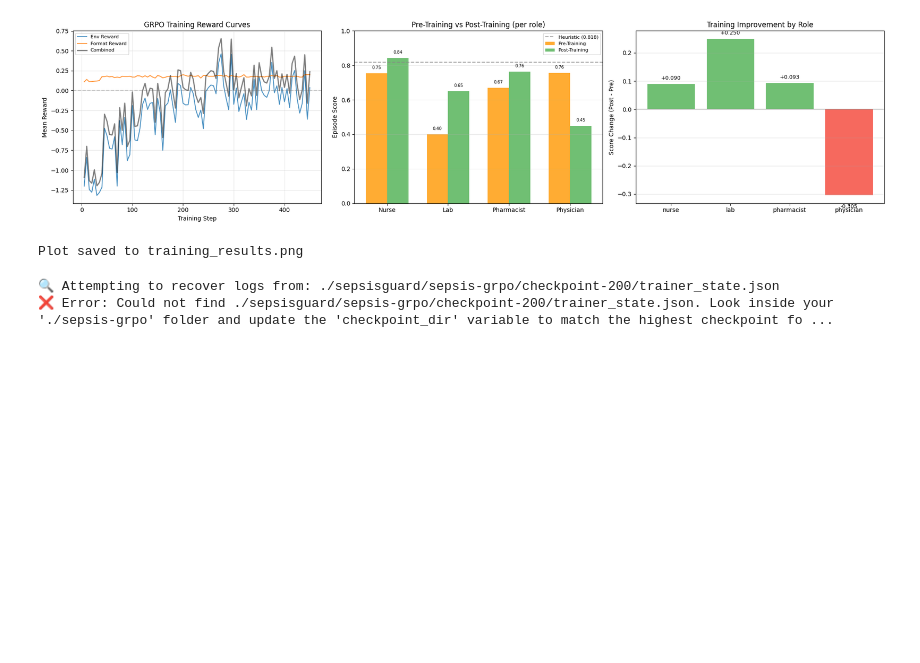
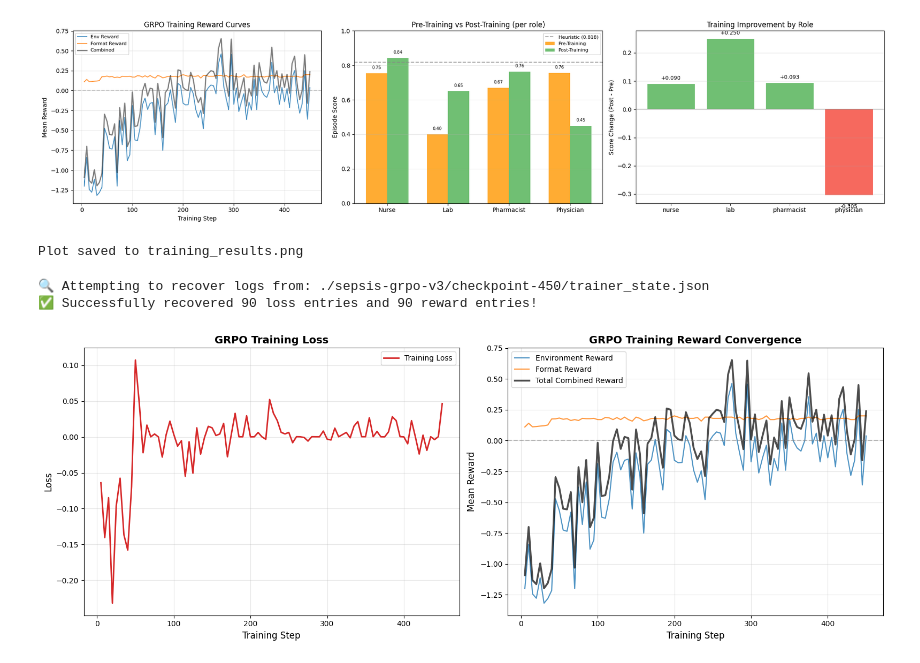
Before and after one commit to JishnuVijayan/Sepsis-Guard, a Jupyter notebook: training/colab_training_sepsisguard.ipynb, the cells around one changed output. Cells and saved outputs as stored; diff of their text form; code cells hidden in the pictures; blank space fills up the shorter version.

```diff
--- a/training/colab_training_new.ipynb
+++ b/training/colab_training_sepsisguard.ipynb
@@ -863,9 +873,7 @@ import matplotlib.pyplot as plt
 import os
 
 # --- 1. Point to your highest checkpoint folder ---
-# Since you trained for 1000 steps with save_steps=250, checkpoint-1000 should exist.
-# (If you stopped early, change this to checkpoint-750, etc.)
-checkpoint_dir = "./sepsisguard/sepsis-grpo-v2/checkpoint-200"
+checkpoint_dir = "./sepsis-grpo-v3/checkpoint-450"
 state_path = os.path.join(checkpoint_dir, "trainer_state.json")
 
 print(f"🔍 Attempting to recover logs from: {state_path}")
@@ -874,53 +882,85 @@ try:
     with open(state_path, "r") as f:
         state = json.load(f)
 
-    steps = []
+    # Separate lists because loss and rewards might log on slightly different steps
+    loss_steps = []
+    losses = []
+
+    reward_steps = []
     env_rewards = []
     format_rewards = []
     combined_rewards = []
 
     # --- 2. Extract metrics from Hugging Face's log history ---
     for log in state.get("log_history", []):
-        # TRL logs the rewards under these specific keys
+        step = log.get("step")
+
+        # Extract Loss
+        if "loss" in log:
+            loss_steps.append(step)
+            losses.append(float(log["loss"]))
+
+        # Extract Rewards
         env_r = log.get("rewards/reward_fn_env/mean")
         if env_r is None:
             env_r = log.get("reward_fn_env")
 
         fmt_r = log.get("rewards/format_reward_fn/mean")
         if fmt_r is None:
             fmt_r = log.get("format_reward_fn")
 
         if env_r is not None and fmt_r is not None:
-            steps.append(log.get("step"))
+            reward_steps.append(step)
             env_rewards.append(float(env_r))
             format_rewards.append(float(fmt_r))
             combined_rewards.append(float(env_r) + float(fmt_r))
 
-    print(f"✅ Successfully recovered {len(steps)} log entries!")
+    print(f"✅ Successfully recovered {len(loss_steps)} loss entries and {len(reward_steps)} reward entries!")
 
-    # --- 3. Plot the Reward Curves ---
-    if steps:
-        plt.figure(figsize=(10, 6))
-        plt.plot(steps, env_rewards, label="Environment Reward", linewidth=1.5, alpha=0.8, color="#1f77b4")
-        plt.plot(steps, format_rewards, label="Format Reward", linewidth=1.5, alpha=0.8, color="#ff7f0e")
-        plt.plot(steps, combined_rewards, label="Total Combined Reward", linewidth=2.5, color="black", alpha=0.7)
+    # --- 3. Plot the Curves ---
+    if reward_steps or loss_steps:
+        # Create a side-by-side subplot layout
+        fig, (ax1, ax2) = plt.subplots(1, 2, figsize=(16, 6))
 
-        plt.axhline(y=0, color="gray", linestyle="--", alpha=0.5)
-        plt.xlabel("Training Step", fontsize=12)
-        plt.ylabel("Mean Reward", fontsize=12)
-        plt.title("GRPO Training Reward Convergence v1", fontsize=14, fontweight="bold")
-        plt.legend(fontsize=10)
-        plt.grid(True, alpha=0.3)
+        # --- Panel 1: Loss Curve ---
+        if loss_steps:
+            ax1.plot(loss_steps, losses, label="Training Loss", linewidth=2, color="#d62728")
+            ax1.set_xlabel("Training Step", fontsize=12)
+            ax1.set_ylabel("Loss", fontsize=12)
+            ax1.set_title("GRPO Training Loss", fontsize=14, fontweight="bold")
+            ax1.legend(fontsize=10)
+            ax1.grid(True, alpha=0.3)
+        else:
+            ax1.text(0.5, 0.5, "No Loss Data Found", ha='center', va='center', fontsize=12)
+            ax1.set_title("GRPO Training Loss")
 
+        # --- Panel 2: Reward Curve ---
+        if reward_steps:
+            ax2.plot(reward_steps, env_rewards, label="Environment Reward", linewidth=1.5, alpha=0.8, color="#1f77b4")
+            ax2.plot(reward_steps, format_rewards, label="Format Reward", linewidth=1.5, alpha=0.8, color="#ff7f0e")
+            ax2.plot(reward_steps, combined_rewards, label="Total Combined Reward", linewidth=2.5, color="black", alpha=0.7)
+
+            ax2.axhline(y=0, color="gray", linestyle="--", alpha=0.5)
+            ax2.set_xlabel("Training Step", fontsize=12)
+            ax2.set_ylabel("Mean Reward", fontsize=12)
+            ax2.set_title("GRPO Training Reward Convergence", fontsize=14, fontweight="bold")
+            ax2.legend(fontsize=10)
+            ax2.grid(True, alpha=0.3)
+        else:
+            ax2.text(0.5, 0.5, "No Reward Data Found", ha='center', va='center', fontsize=12)
+            ax2.set_title("GRPO Training Reward Convergence")
+
+        # Final formatting
         plt.tight_layout()
-        plt.savefig("reward_curves_recovered.png", dpi=150, bbox_inches="tight")
+        plt.savefig("loss_and_reward_curves.png", dpi=150, bbox_inches="tight")
         plt.show()
-        print("🎉 Plot saved to reward_curves_recovered.png")
+        print("🎉 Plot saved to loss_and_reward_curves.png")
     else:
-        print("⚠️ Could not find reward metrics in the log history.")
+        print("⚠️ Could not find reward or loss metrics in the log history.")
 
 except FileNotFoundError:
-    print(f"❌ Error: Could not find {state_path}. Look inside your './sepsis-grpo' folder and update the 'checkpoint_dir' variable to match the highest checkpoint folder there!")
+    print(f"❌ Error: Could not find {state_path}. Look inside your folder and update the 'checkpoint_dir' variable to match the highest checkpoint folder there!")
 # %% [output]
-🔍 Attempting to recover logs from: ./sepsisguard/sepsis-grpo/checkpoint-200/trainer_state.json
-❌ Error: Could not find ./sepsisguard/sepsis-grpo/checkpoint-200/trainer_state.json. Look inside your './sepsis-grpo' folder and update the 'checkpoint_dir' variable to match the highest checkpoint fo ...
+🔍 Attempting to recover logs from: ./sepsis-grpo-v3/checkpoint-450/trainer_state.json
+✅ Successfully recovered 90 loss entries and 90 reward entries!
+[figure, added]
```
Also changed, not shown: parts of 12 cells of this notebook, 4 other files.
